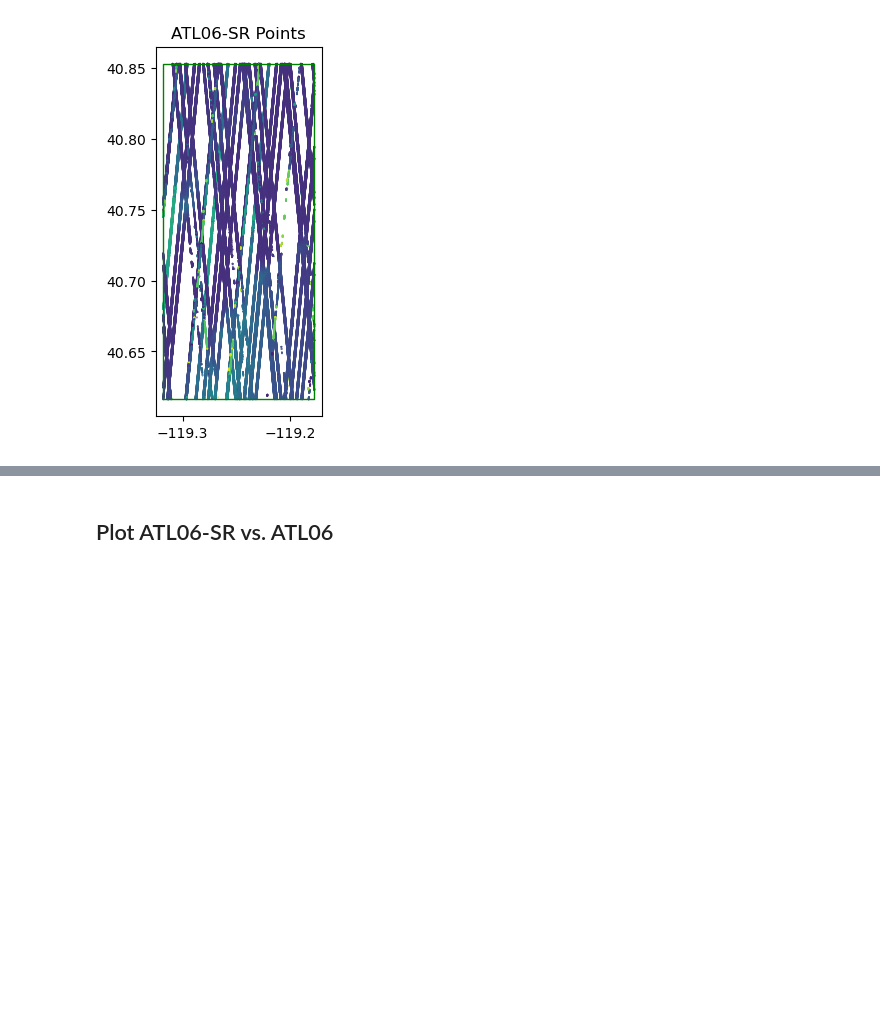
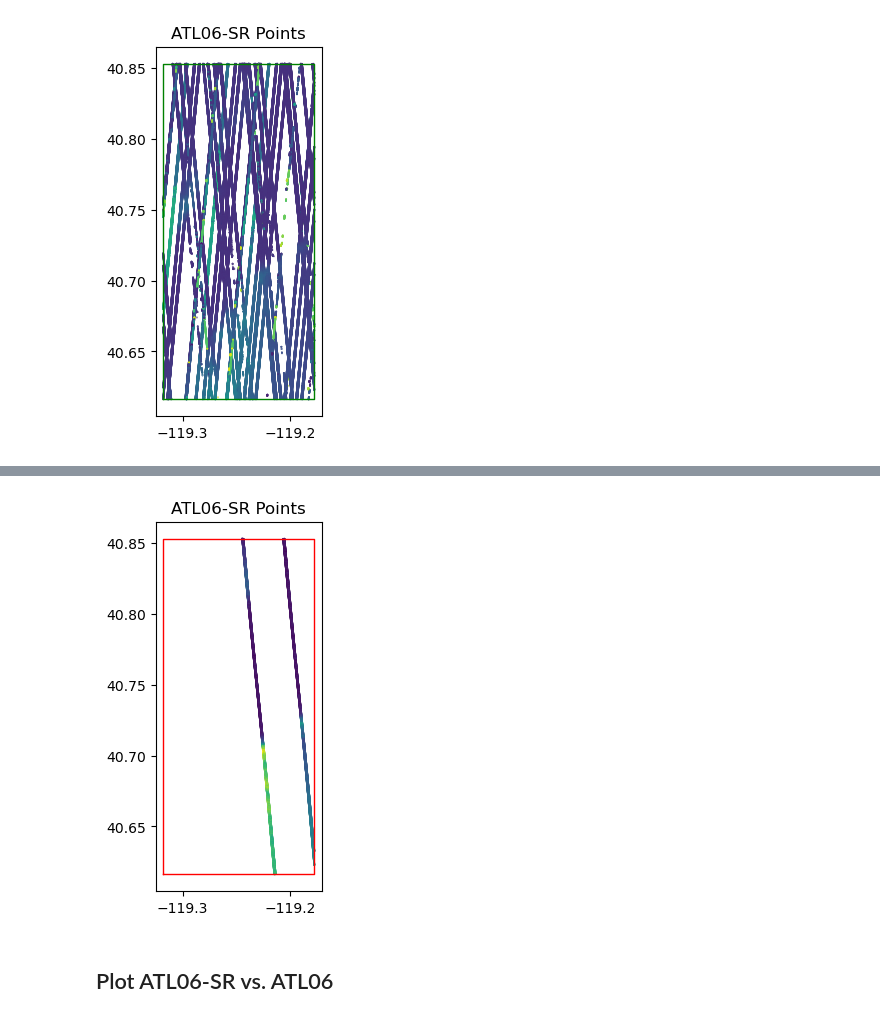
Before and after one commit to ICESAT-2HackWeek/surfit, a Jupyter notebook: shared_code/ATL06_Retrieval.ipynb, the cells around one changed output, grey strips where cells are left out. Cells and saved outputs as stored; diff of their text form; code cells hidden in the pictures; blank space fills up the shorter version.

```diff
--- a/shared_code/ATL06_Retrieval.ipynb
+++ b/shared_code/ATL06_Retrieval.ipynb
@@ -48,7 +79,10 @@ parms = {
     "cnt": 10,
     "len": 20.0,
     "res": 10.0,
-    "maxi": 1
+    "maxi": 1,
+    "cycle": cycle,
+    #"track": beam,
+    #"rgt": rgt,
 }
 # %%
 # Latch Start Time
@@ -99,3 +117,11 @@ atl06_sr
+# %%
+f, ax = plt.subplots()
+ax.set_title("ATL06-SR Points")
+ax.set_aspect('equal')
+atl06_sr.plot(ax=ax, column='h_mean', cmap='viridis', s=0.1)
+ax.plot(region_lon, region_lat, linewidth=1, color='red');
+# %% [output]
+[figure, added]
 # %% [markdown]
 ## Plot ATL06-SR vs. ATL06
 # %%
```
Also changed, not shown: parts of 9 cells of this notebook, 1 other file.
